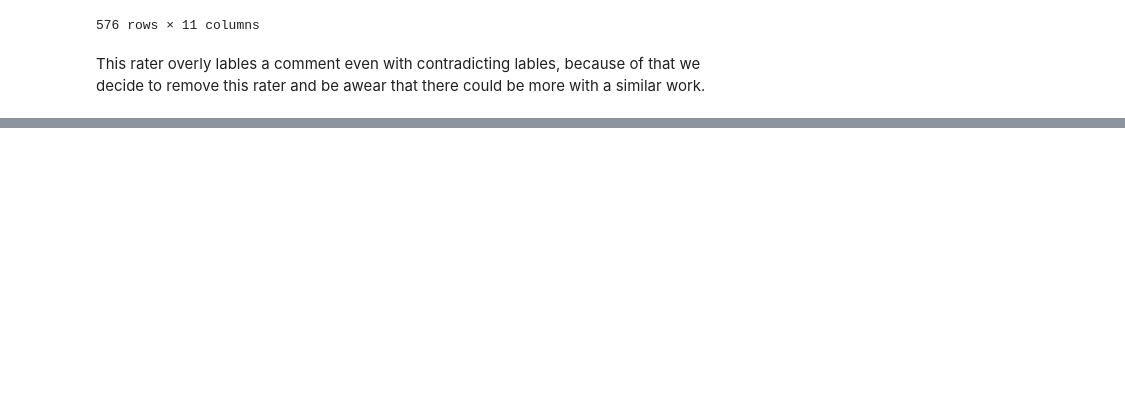
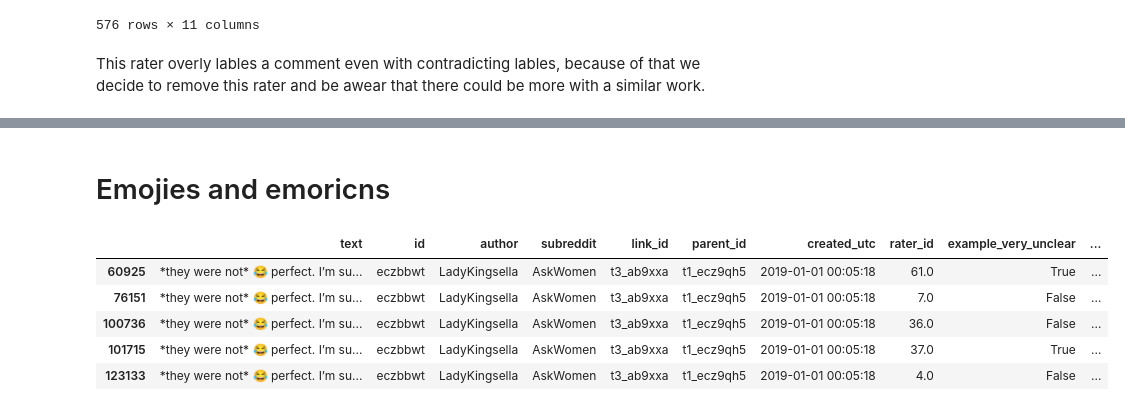
Before and after one commit to yanazlatanova/emotion-recognition, a Jupyter notebook: notebooks/01_exploration.ipynb, the cells around one changed output, grey strips where cells are left out. Drawn from its saved outputs; the diff is of its cells as text; code cells hidden in the pictures; blank space fills up the shorter version.

```diff
--- a/notebooks/01_exploration.ipynb
+++ b/notebooks/01_exploration.ipynb
@@ -545,0 +616,11 @@ word_tokenize(decoded["text"][1])
+# %% [markdown]
+# Emojies and emoricns
+# %%
+decoded[decoded['id'] == 'eczbbwt']
+# %% [output]
+|  | text | id | author | subreddit | link_id | parent_id | created_utc | rater_id | example_very_unclear | ... |
+| 60925 | *they were not* 😂 perfect. I’m su... | eczbbwt | LadyKingsella | AskWomen | t3_ab9xxa | t1_ecz9qh5 | 2019-01-01 00:05:18 | 61.0 | True | ... |
+| 76151 | *they were not* 😂 perfect. I’m su... | eczbbwt | LadyKingsella | AskWomen | t3_ab9xxa | t1_ecz9qh5 | 2019-01-01 00:05:18 | 7.0 | False | ... |
+| 100736 | *they were not* 😂 perfect. I’m su... | eczbbwt | LadyKingsella | AskWomen | t3_ab9xxa | t1_ecz9qh5 | 2019-01-01 00:05:18 | 36.0 | False | ... |
+| 101715 | *they were not* 😂 perfect. I’m su... | eczbbwt | LadyKingsella | AskWomen | t3_ab9xxa | t1_ecz9qh5 | 2019-01-01 00:05:18 | 37.0 | True | ... |
+| 123133 | *they were not* 😂 perfect. I’m su... | eczbbwt | LadyKingsella | AskWomen | t3_ab9xxa | t1_ecz9qh5 | 2019-01-01 00:05:18 | 4.0 | False | ... |
```
Also changed, not shown: parts of 18 cells of this notebook.
